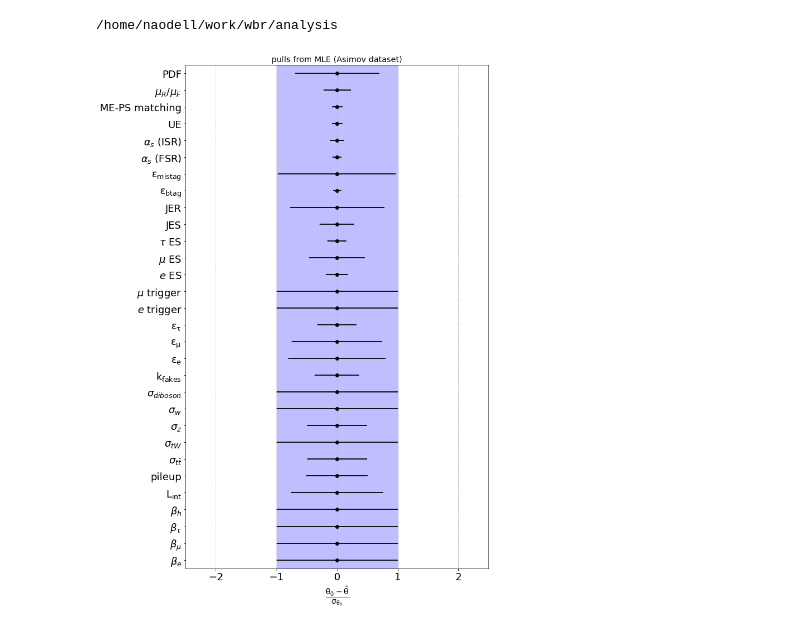
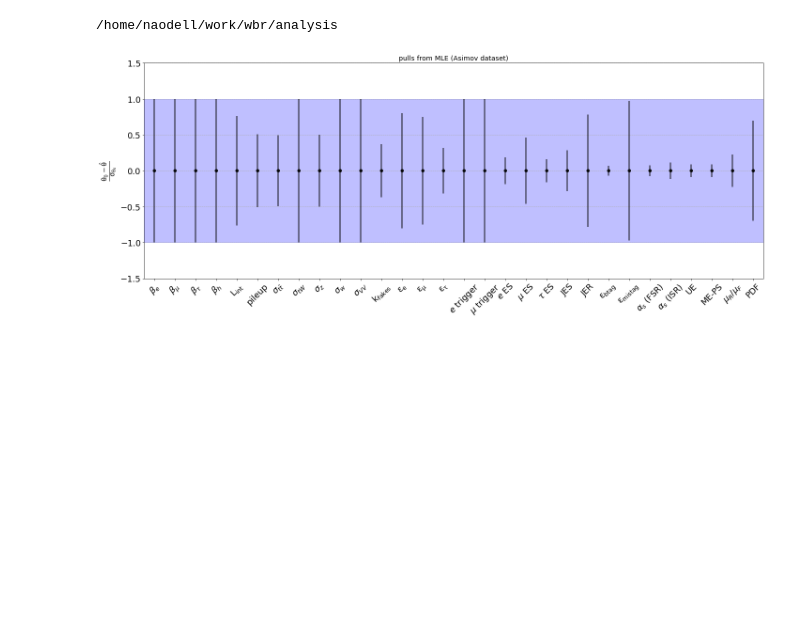
Before and after one commit to NWUHEP/analysis-tools, a Jupyter notebook: notebooks/parameter_pulls.ipynb, the cells around one changed output. Saved outputs shown, nothing was run; the diff lists cells and outputs as text; code cells hidden in the pictures; blank space fills up the shorter version.

```diff
--- a/notebooks/parameter_pulls.ipynb
+++ b/notebooks/parameter_pulls.ipynb
@@ -19,7 +19,7 @@ matplotlib.rcParams.update(params)
 
 p_labels = [r'$\beta_{e}$', r'$\beta_{\mu}$', r'$\beta_{\tau}$', r'$\beta_{h}$',
             r'$\rm L_{int}$', 'pileup',
-            r'$\sigma_{t\bar{t}}$', r'$\sigma_{tW}$', r'$\sigma_{z}$',  r'$\sigma_{w}$', r'$\sigma_{diboson}$',
+            r'$\sigma_{t\bar{t}}$', r'$\sigma_{tW}$', r'$\sigma_{z}$',  r'$\sigma_{w}$', r'$\sigma_{VV}$',
             r'$\rm k_{fakes}$',
             r'$\rm \epsilon_{e}$', r'$\rm \epsilon_{\mu}$', r'$\rm \epsilon_{\tau}$',
             r'$e$ trigger', r'$\mu$ trigger',
@@ -27,7 +27,7 @@ p_labels = [r'$\beta_{e}$', r'$\beta_{\mu}$', r'$\beta_{\tau}$', r'$\beta_{h}$',
             'JES', 'JER',
             r'$\rm \epsilon_{b tag}$',  r'$\rm \epsilon_{mistag}$',
             r'$\alpha_{s}$ (FSR)', r'$\alpha_{s}$ (ISR)',
-            'UE', 'ME-PS matching', r'$\mu_{R}/\mu_{F}$', 'PDF',
+            'UE', 'ME-PS', r'$\mu_{R}/\mu_{F}$', 'PDF',
            ]
 p_nom = np.array(len(p_labels)*[0., ])
 stderr_nom = np.array([
@@ -50,42 +50,45 @@ stderr = np.array([
                    0.093, # fakes
                    0.008, 0.0075, 0.016,  # efficiencies
                    0.01, 0.01, # trigger
                    0.093, 0.092, 0.16, # lepton energy scale
                    0.283, 0.78, 0.069, 0.97, # jet energy scale and b tag
                    0.073, 0.114, 0.087, 0.088, 0.227, 0.698 # theory variations
                    ])
 
-fig = plt.figure(figsize=(10, 14), facecolor='white')
+fig = plt.figure(figsize=(20, 8), facecolor='white')
 ax = plt.subplot()
 
 nparams = len(p_labels)
-yticks = np.arange(1, nparams+1, 1)
+xticks = np.arange(1, nparams+1, 1)
 rerr = stderr/stderr_nom
-ax.errorbar(pulls, yticks, xerr = rerr,
+ax.errorbar(xticks, pulls, yerr = rerr,
             fmt = 'ko',
             ecolor = 'k',
             capsize = 0.,
             elinewidth = 2.,
             alpha = 0.9
            )
 
 # plot error bands for nominal values
-ax.plot([10.86, 10.86], [0, 4], c='C3', linestyle='--')
-ax.fill_between([-1, 1], [0, 0], [nparams+0.5, nparams+0.5], color = 'b', alpha = 0.25 )
+ax.plot([0, 4], [10.86, 10.86], c='C3', linestyle='--')
+ax.fill_between([0, nparams+0.5], [-1, -1], [1, 1], color = 'b', alpha = 0.25 )
 #ax.fill_between([10.86-2*0.09, 10.86+2*0.09], [0, 0], [4, 4], color = 'b', alpha = 0.25 )
 
-ax.set_yticks(yticks)
-ax.set_yticklabels(p_labels)
+ax.set_xticks(xticks)
+ax.set_xticklabels(p_labels)
 
-ax.set_xlim(-2.5, 2.5)
-ax.set_ylim(0.5, nparams+0.5)
-ax.set_xlabel(r'$\rm \frac{\theta_{0} - \hat{\theta}}{\sigma_{\theta_{0}}}$')
+ax.set_ylim(-1.5, 1.5)
+ax.set_xlim(0.5, nparams+0.5)
+ax.set_ylabel(r'$\rm \frac{\theta_{0} - \hat{\theta}}{\sigma_{\theta_{0}}}$')
 ax.set_title('pulls from MLE (Asimov dataset)')
 
 plt.tight_layout()
-plt.grid(linestyle='--', axis='x')
+plt.grid(linestyle='--', axis='y')
+plt.setp(ax.xaxis.get_majorticklabels(), rotation=45)
+
+plt.tight_layout()
 plt.savefig(f'plots/systematics/asimov_pulls.pdf')
 plt.show()
 # %% [output]
 /home/naodell/work/wbr/analysis
-[figure, old version]
+[figure, new version]
```
Also changed, not shown: 7 other files.
